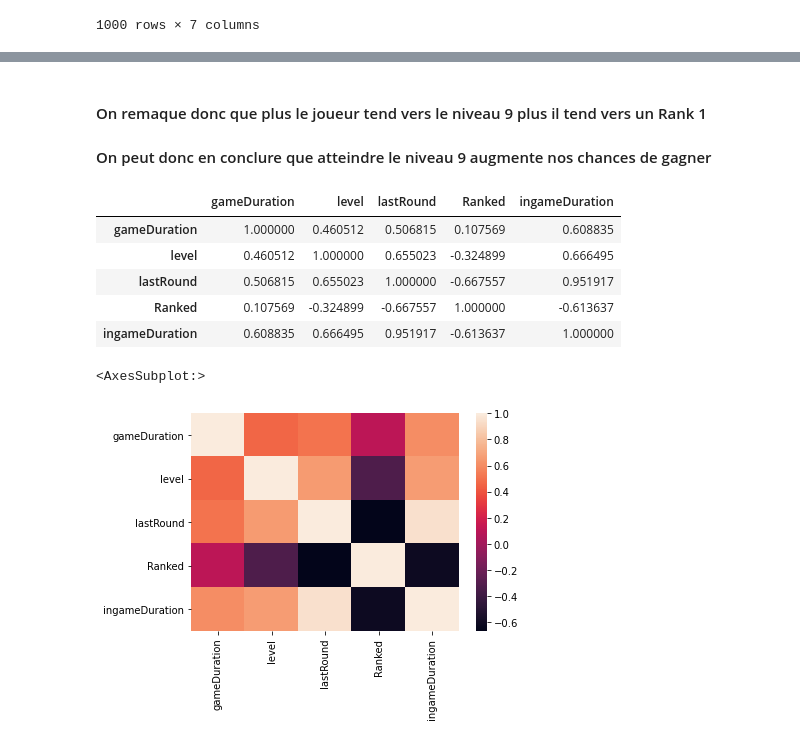
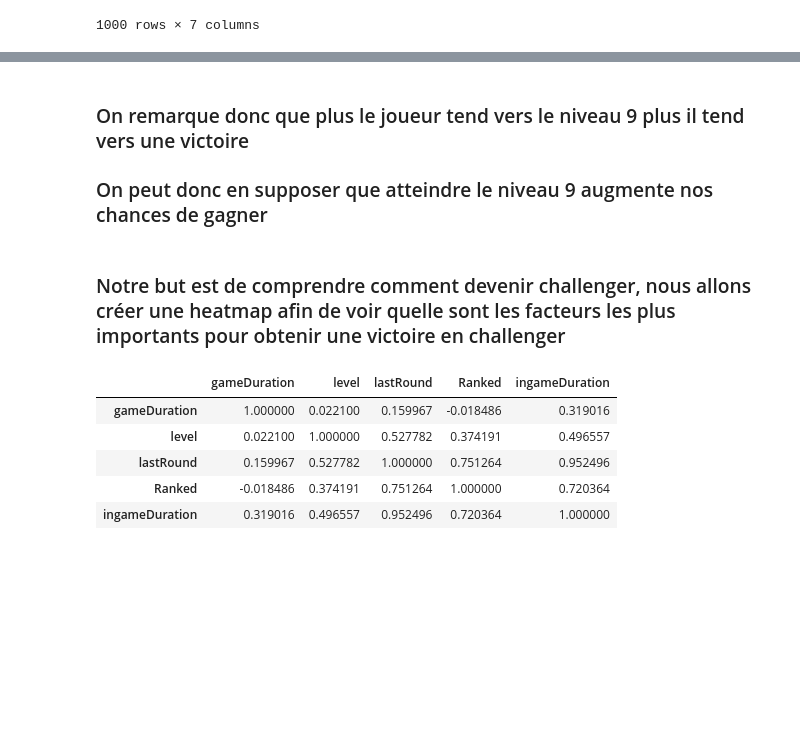
Before and after one commit to xelafi/Maths-Algo, a Jupyter notebook: Projet/TftPlatChall.ipynb, the cells around one changed output, grey strips where cells are left out. Cells and saved outputs as stored; diff of their text form; code cells hidden in the pictures; blank space fills up the shorter version.

```diff
--- a/Projet/TftPlatChall.ipynb
+++ b/Projet/TftPlatChall.ipynb
@@ -149,0 +173,8 @@ DataPlat
+# %%
+to_delPlat = DataPlat[DataPlat["composition"] == "Any"].index.tolist()
+to_delChall = DataChall[DataChall["composition"] == "Any"].index.tolist()
+
+DataPlat= DataPlat.drop(to_delPlat)
+DataChall= DataChall.drop(to_delChall)
+
+DataPlat.info()
@@ -173,0 +230,7 @@ sns.lmplot(x="level", y="Ranked", data=DataChall)
+# %%
+DataChall01 = DataChall.copy()
+DataPlat01 = DataPlat.copy()
+DataChall01.Ranked = DataChall01.Ranked.replace(to_replace = [2,3,4,5,6,7,8] , value=[1,1,1,0,0,0,0])
+DataPlat01.Ranked = DataPlat01.Ranked.replace(to_replace = [2,3,4,5,6,7,8] , value=[1,1,1,0,0,0,0])
+
+sns.lmplot(x="Ranked", y="level", data=DataChall01)
@@ -174,24 +240,22 @@ sns.lmplot(x="level", y="Ranked", data=DataChall)
 # %% [markdown]
-#### On remaque donc que plus le joueur tend vers le niveau 9 plus il tend vers un Rank 1
+### On remarque donc que plus le joueur tend vers le niveau 9 plus il tend vers une victoire
 
-#### On peut donc en conclure que atteindre le niveau 9 augmente nos chances de gagner
+### On peut donc en supposer que atteindre le niveau 9 augmente nos chances de gagner
+# %% [markdown]
+### Notre but est de comprendre comment devenir challenger, nous allons créer une heatmap afin de voir quelle sont les facteurs les plus importants pour obtenir une victoire en challenger
 # %%
-DataCorrPlat = DataPlat.corr()
-DataCorrChall = DataChall.corr()
+DataCorrPlat = DataPlat01.corr()
+DataCorrChall = DataChall01.corr()
 
-DataCorrPlat
+# DataCorrPlat
+DataCorrChall
 # %% [output]
 |  | gameDuration | level | lastRound | Ranked | ingameDuration |
-| gameDuration | 1.000000 | 0.460512 | 0.506815 | 0.107569 | 0.608835 |
-| level | 0.460512 | 1.000000 | 0.655023 | -0.324899 | 0.666495 |
-| lastRound | 0.506815 | 0.655023 | 1.000000 | -0.667557 | 0.951917 |
-| Ranked | 0.107569 | -0.324899 | -0.667557 | 1.000000 | -0.613637 |
-| ingameDuration | 0.608835 | 0.666495 | 0.951917 | -0.613637 | 1.000000 |
+| gameDuration | 1.000000 | 0.022100 | 0.159967 | -0.018486 | 0.319016 |
+| level | 0.022100 | 1.000000 | 0.527782 | 0.374191 | 0.496557 |
+| lastRound | 0.159967 | 0.527782 | 1.000000 | 0.751264 | 0.952496 |
+| Ranked | -0.018486 | 0.374191 | 0.751264 | 1.000000 | 0.720364 |
+| ingameDuration | 0.319016 | 0.496557 | 0.952496 | 0.720364 | 1.000000 |
-# %%
-sns.heatmap(DataCorrPlat)
-# %% [output]
-<AxesSubplot:>
-[figure, removed]
 # %%
 sns.heatmap(DataCorrChall, annot=True)
 # %% [output]
```
Also changed, not shown: parts of 28 cells of this notebook.
